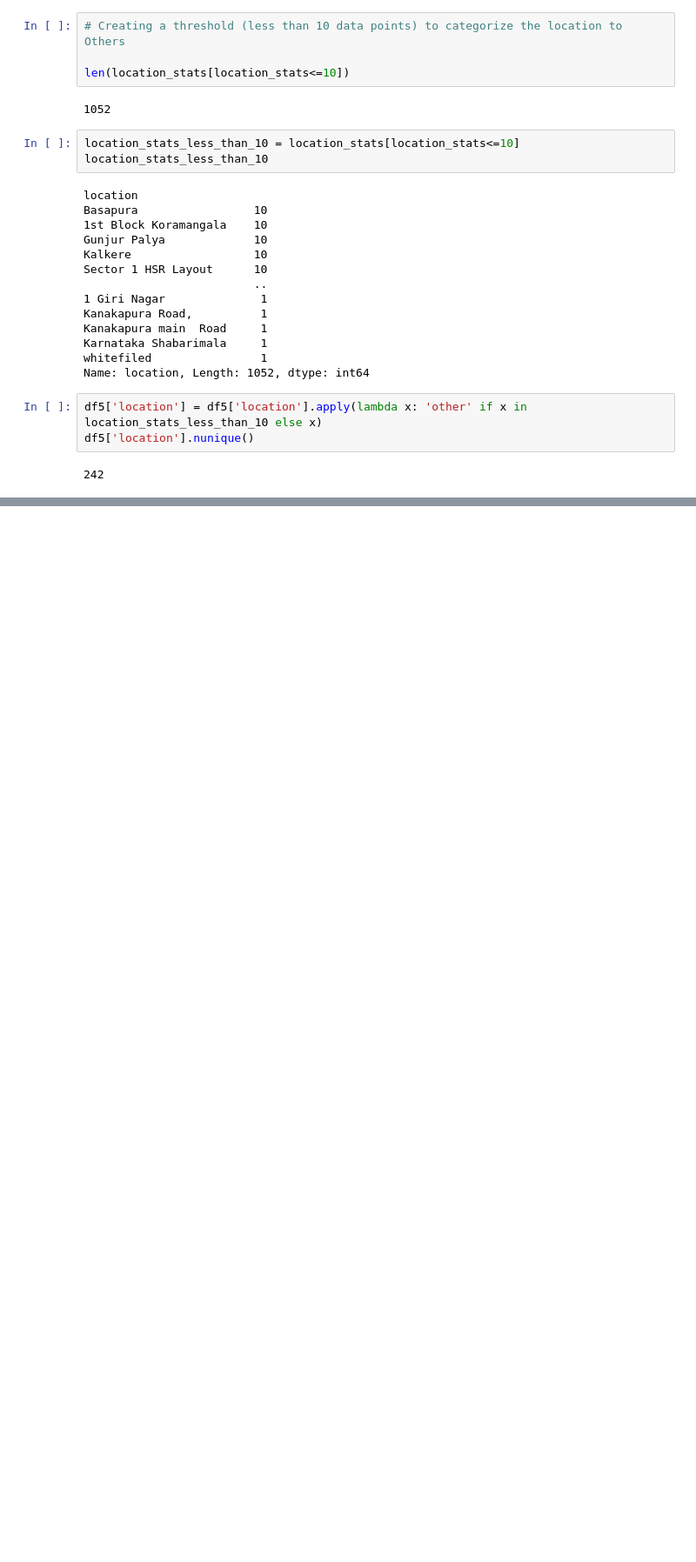
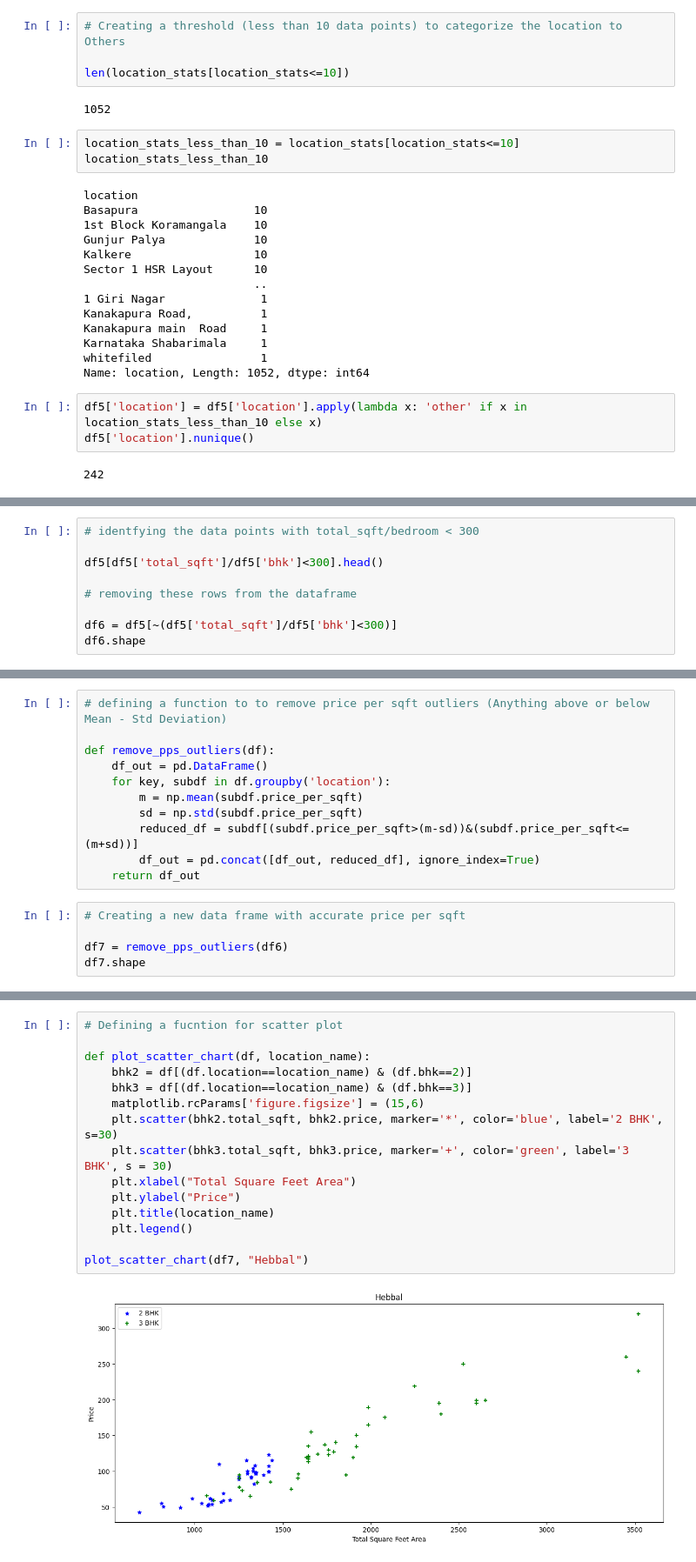
Before and after one commit to AakashSarap/Real-Estate-Price-Prediction, a Jupyter notebook: house_pricing_prediction.ipynb, the cells around one changed output, grey strips where cells are left out. Shown at 87% size. Cells and saved outputs as stored; diff of their text form; blank space fills up the shorter version.

Commit message:
Updated code with complete outlier removal process, model building, and grid search parameters

```diff
--- a/house_pricing_prediction.ipynb
+++ b/house_pricing_prediction.ipynb
@@ -258,0 +270,9 @@ df5['location'].nunique()
+# %%
+# identfying the data points with total_sqft/bedroom < 300
+
+df5[df5['total_sqft']/df5['bhk']<300].head()
+
+# removing these rows from the dataframe
+
+df6 = df5[~(df5['total_sqft']/df5['bhk']<300)]
+df6.shape
@@ -258,0 +283,16 @@ df5['location'].nunique()
+# %%
+# defining a function to to remove price per sqft outliers (Anything above or below Mean - Std Deviation)
+
+def remove_pps_outliers(df):
+    df_out = pd.DataFrame()
+    for key, subdf in df.groupby('location'):
+        m = np.mean(subdf.price_per_sqft)
+        sd = np.std(subdf.price_per_sqft)
+        reduced_df = subdf[(subdf.price_per_sqft>(m-sd))&(subdf.price_per_sqft<=(m+sd))]
+        df_out = pd.concat([df_out, reduced_df], ignore_index=True)
+    return df_out
+# %%
+# Creating a new data frame with accurate price per sqft
+
+df7 = remove_pps_outliers(df6)
+df7.shape
@@ -258,0 +303,17 @@ df5['location'].nunique()
+# %%
+# Defining a fucntion for scatter plot
+
+def plot_scatter_chart(df, location_name):
+    bhk2 = df[(df.location==location_name) & (df.bhk==2)]
+    bhk3 = df[(df.location==location_name) & (df.bhk==3)]
+    matplotlib.rcParams['figure.figsize'] = (15,6)
+    plt.scatter(bhk2.total_sqft, bhk2.price, marker='*', color='blue', label='2 BHK', s=30)
+    plt.scatter(bhk3.total_sqft, bhk3.price, marker='+', color='green', label='3 BHK', s = 30)
+    plt.xlabel("Total Square Feet Area")
+    plt.ylabel("Price")
+    plt.title(location_name)
+    plt.legend()
+
+plot_scatter_chart(df7, "Hebbal")
+# %% [output]
+[figure, added]
```
Also changed, not shown: parts of 34 cells of this notebook.
